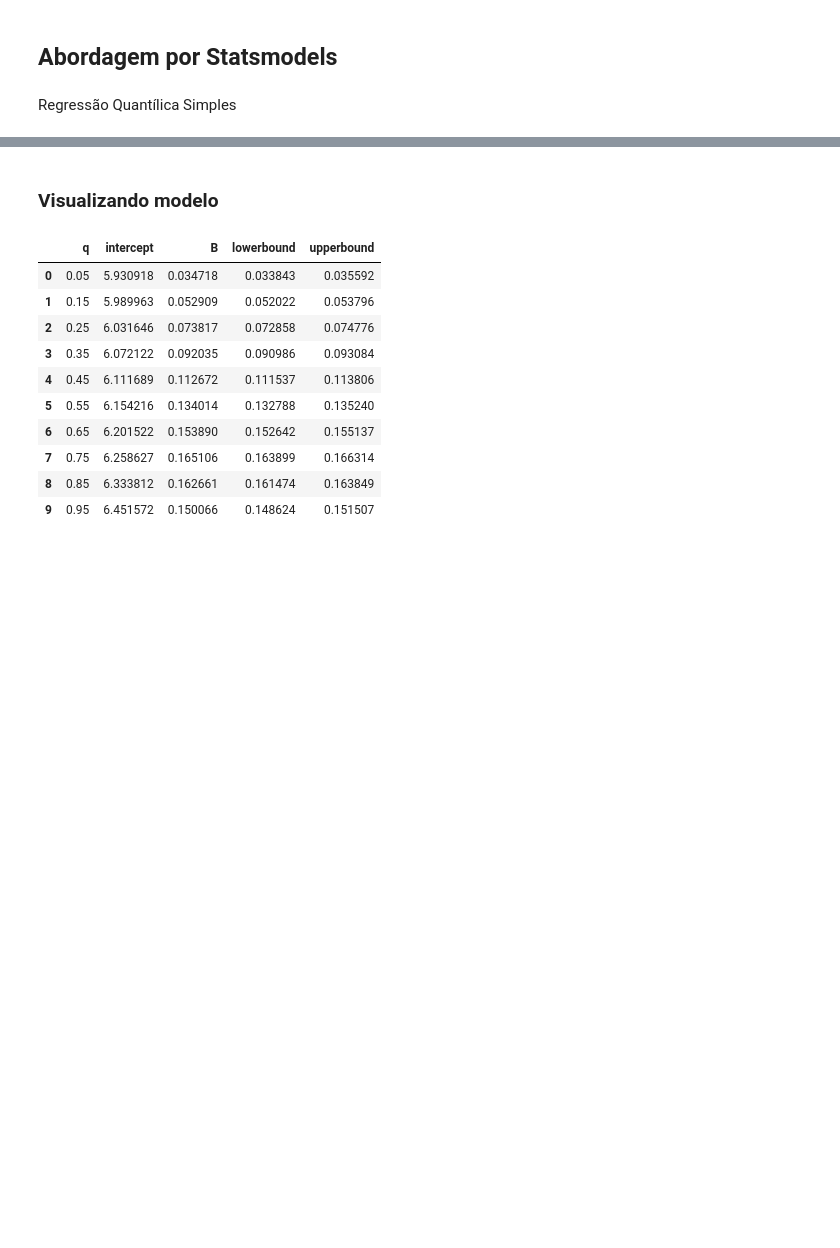
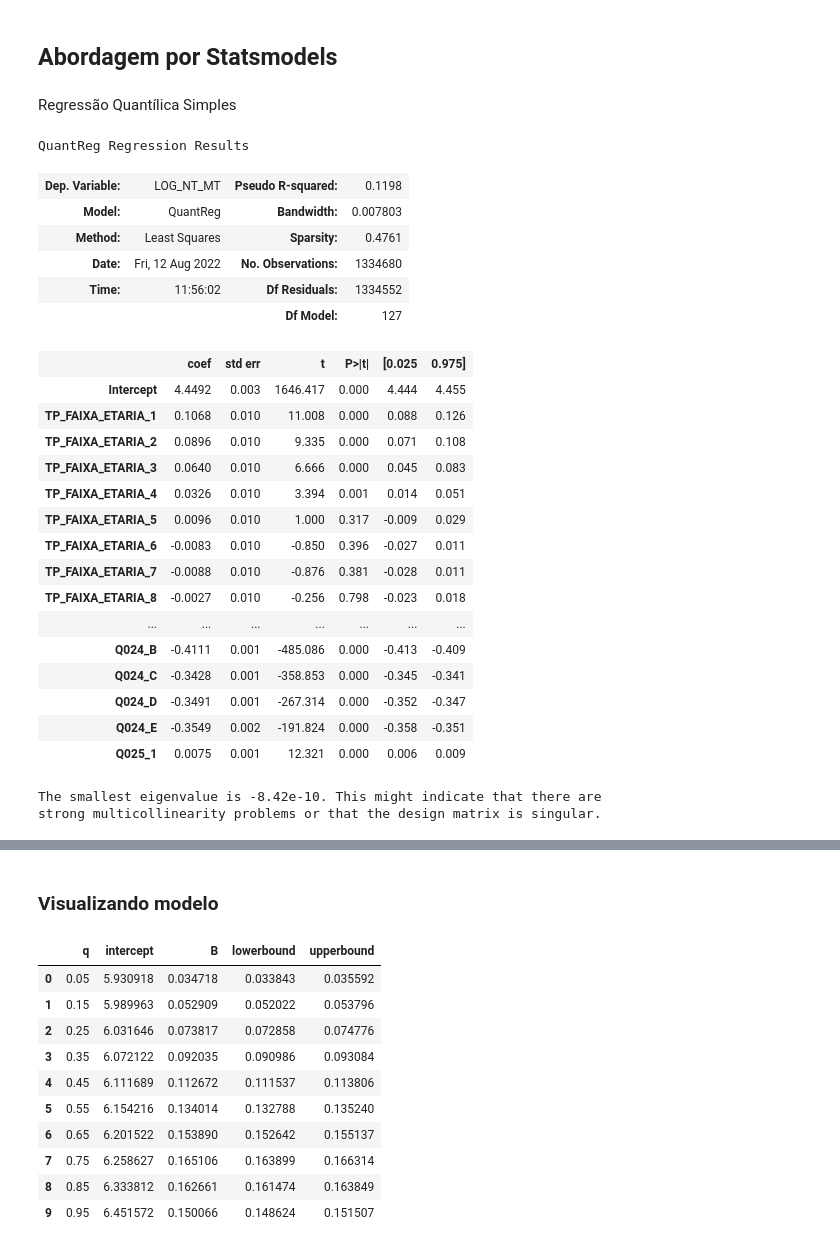
Before and after one commit to JV-Nunes/Relatorio-Conectividade, a Jupyter notebook: Analise/Models/QuantileReg.ipynb, the cells around one changed output, grey strips where cells are left out. Saved outputs shown, nothing was run; the diff lists cells and outputs as text; code cells hidden in the pictures; blank space fills up the shorter version.

Commit message:
preparing data for multiple regression

```diff
--- a/Analise/Models/QuantileReg.ipynb
+++ b/Analise/Models/QuantileReg.ipynb
@@ -17,3 +17,5 @@ import matplotlib.pyplot as plt
 # %%
 from funs import *
 from cols_list import cols_enem
+# %%
+pd.set_option('display.max_columns', None)
@@ -99,4 +112,32 @@ def fit_model(q):
     return [q, res.params["Intercept"], res.params["Q025"]] + res.conf_int().loc[
         "Q025"
     ].tolist()
+# %%
+res.summary()
+# %% [output]
+QuantReg Regression Results
+| Dep. Variable: | LOG_NT_MT | Pseudo R-squared: | 0.1198 |
+| Model: | QuantReg | Bandwidth: | 0.007803 |
+| Method: | Least Squares | Sparsity: | 0.4761 |
+| Date: | Fri, 12 Aug 2022 | No. Observations: | 1334680 |
+| Time: | 11:56:02 | Df Residuals: | 1334552 |
+|  |  | Df Model: | 127 |
+|  | coef | std err | t | P>|t| | [0.025 | 0.975] |
+| Intercept | 4.4492 | 0.003 | 1646.417 | 0.000 | 4.444 | 4.455 |
+| TP_FAIXA_ETARIA_1 | 0.1068 | 0.010 | 11.008 | 0.000 | 0.088 | 0.126 |
+| TP_FAIXA_ETARIA_2 | 0.0896 | 0.010 | 9.335 | 0.000 | 0.071 | 0.108 |
+| TP_FAIXA_ETARIA_3 | 0.0640 | 0.010 | 6.666 | 0.000 | 0.045 | 0.083 |
+| TP_FAIXA_ETARIA_4 | 0.0326 | 0.010 | 3.394 | 0.001 | 0.014 | 0.051 |
+| TP_FAIXA_ETARIA_5 | 0.0096 | 0.010 | 1.000 | 0.317 | -0.009 | 0.029 |
+| TP_FAIXA_ETARIA_6 | -0.0083 | 0.010 | -0.850 | 0.396 | -0.027 | 0.011 |
+| TP_FAIXA_ETARIA_7 | -0.0088 | 0.010 | -0.876 | 0.381 | -0.028 | 0.011 |
+| TP_FAIXA_ETARIA_8 | -0.0027 | 0.010 | -0.256 | 0.798 | -0.023 | 0.018 |
+| ... | ... | ... | ... | ... | ... | ... |
+| Q024_B | -0.4111 | 0.001 | -485.086 | 0.000 | -0.413 | -0.409 |
+| Q024_C | -0.3428 | 0.001 | -358.853 | 0.000 | -0.345 | -0.341 |
+| Q024_D | -0.3491 | 0.001 | -267.314 | 0.000 | -0.352 | -0.347 |
+| Q024_E | -0.3549 | 0.002 | -191.824 | 0.000 | -0.358 | -0.351 |
+| Q025_1 | 0.0075 | 0.001 | 12.321 | 0.000 | 0.006 | 0.009 |
+The smallest eigenvalue is -8.42e-10. This might indicate that there are
+strong multicollinearity problems or that the design matrix is singular.
 # %%
```
Also changed, not shown: parts of 23 cells of this notebook, 2 other files.
